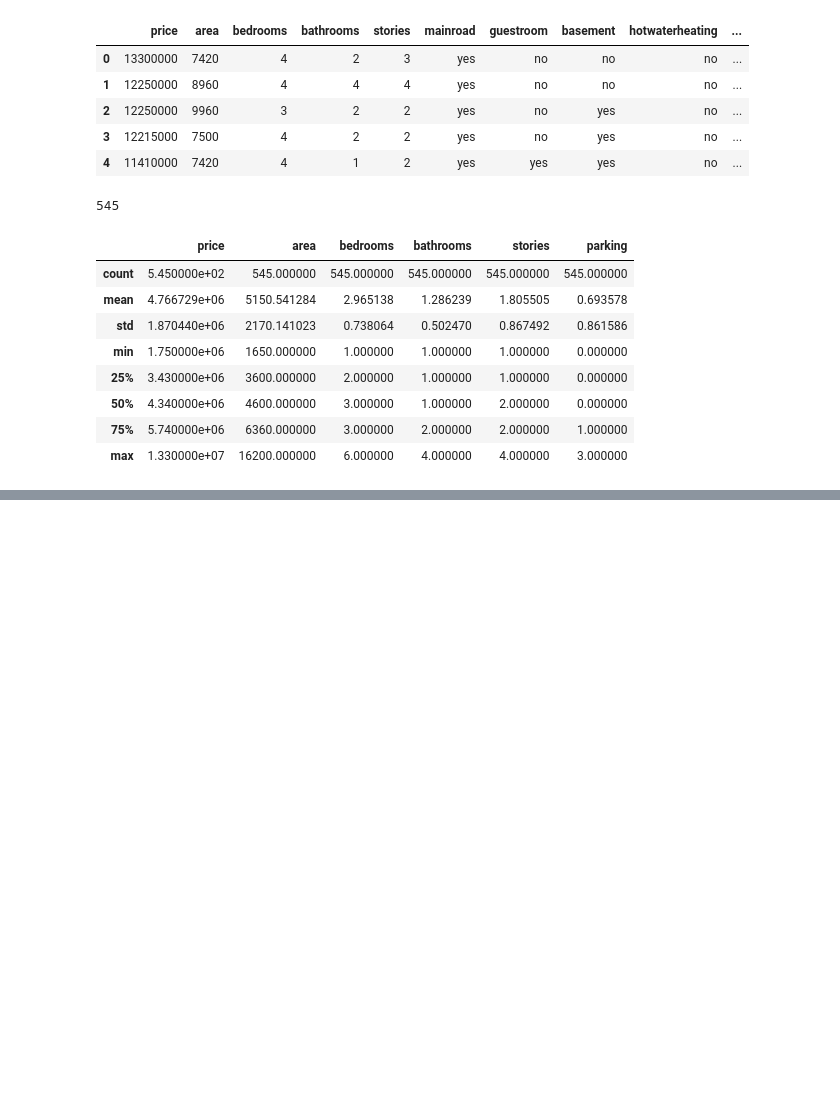
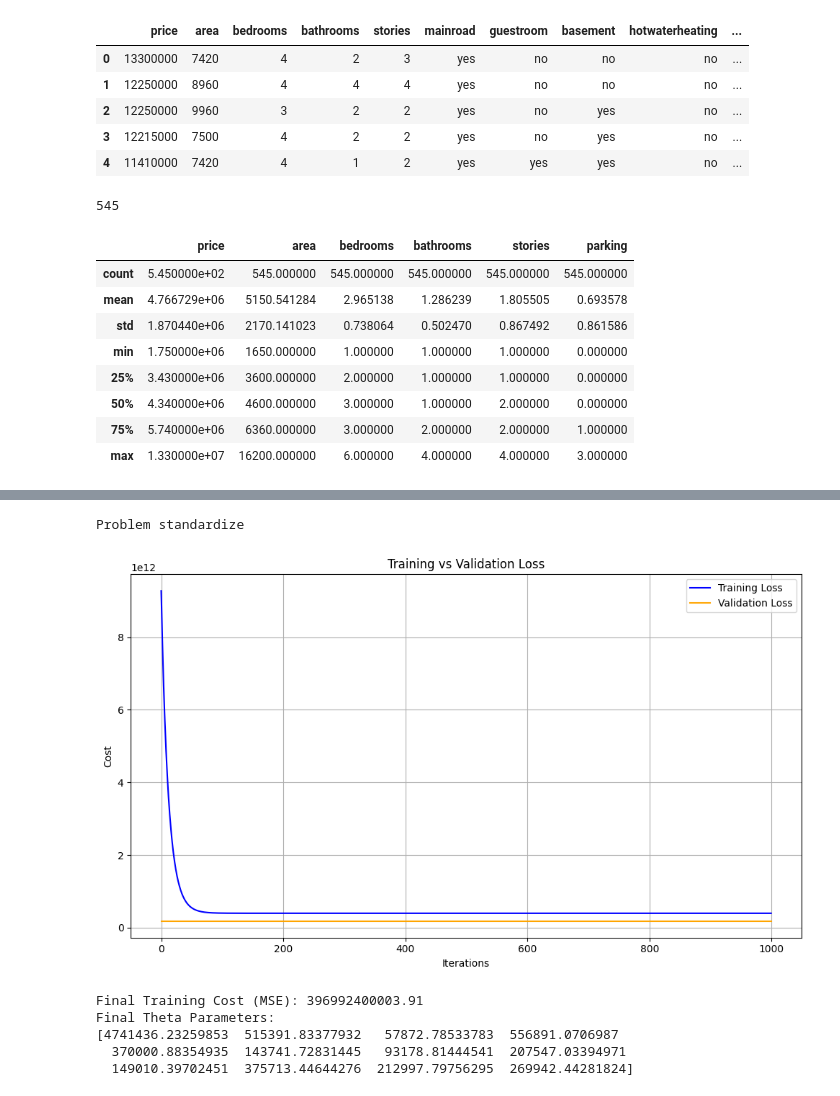
Before and after one commit to nicocorb-eng/ECGR4105_A0, a Jupyter notebook: Assignment2.ipynb, the cells around one changed output, grey strips where cells are left out. Saved outputs shown, nothing was run; the diff lists cells and outputs as text; code cells hidden in the pictures; blank space fills up the shorter version.

```diff
--- a/Assignment2.ipynb
+++ b/Assignment2.ipynb
@@ -184,3 +219,22 @@ Problem 2b
+# %%
+#Problem 2b solution for standardization
+features2b = ['area', 'bedrooms', 'bathrooms', 'stories', 'mainroad_yes', 'guestroom_yes', 'basement_yes', 'hotwaterheating_yes', 'airconditioning_yes', 'parking', 'prefarea_yes']
+target = 'price'
+
+print('Problem standardize')
+
+#encoding all objects
+df_encoded = pd.get_dummies(df, drop_first=True)
+
+theta1b = train_model_and_plot(df_encoded, features2b, target, alpha=0.05, iterations=1000, scale_method='standardize')
+# %% [output]
+Problem standardize
+[figure, added]
+Final Training Cost (MSE): 396992400003.91
+Final Theta Parameters:
+[4741436.23259853  515391.83377932   57872.78533783  556891.0706987
+  370000.88354935  143741.72831445   93178.81444541  207547.03394971
+  149010.39702451  375713.44644276  212997.79756295  269942.44281824]
 # %%
 #Updating gradient descent function and plotting function to incorporate lambda for regularization
 
```
Also changed, not shown: parts of 11 cells of this notebook.
